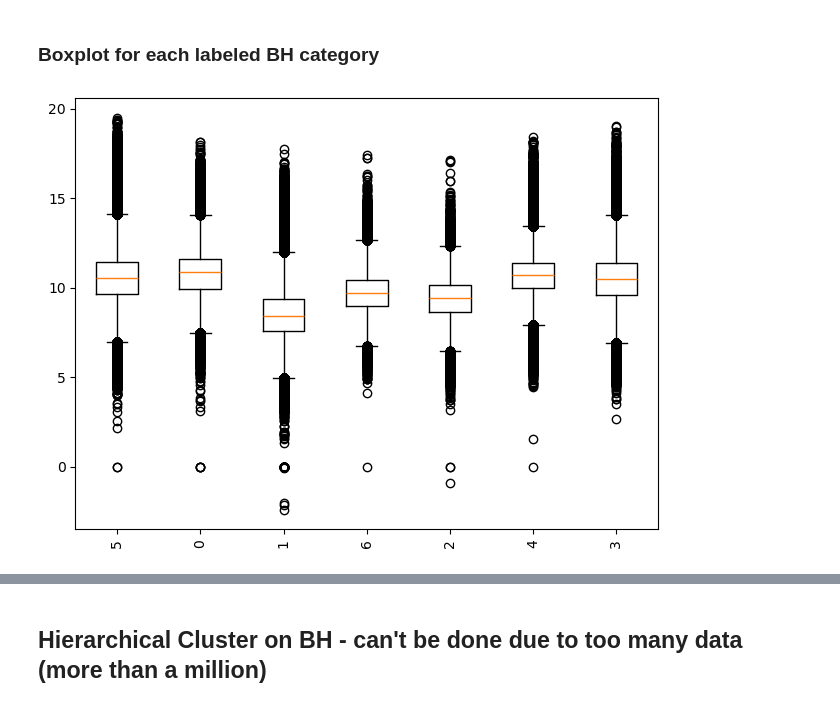
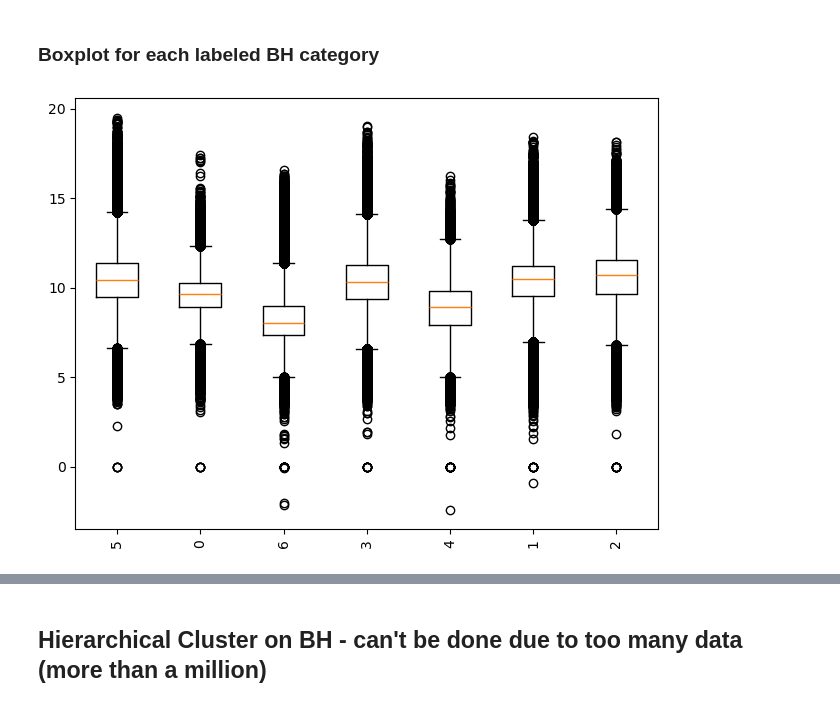
Before and after one commit to JennQQQ/Medicare-Project, a Jupyter notebook: Initial_Data_Exploration/Initial_Data_Exploration_Jenn_5_all_columns.ipynb, the cells around one changed output, grey strips where cells are left out. Drawn from its saved outputs; the diff is of its cells as text; code cells hidden in the pictures.

```diff
--- a/Initial_Data_Exploration/Initial_Data_Exploration_Jenn_5_all_columns.ipynb
+++ b/Initial_Data_Exploration/Initial_Data_Exploration_Jenn_5_all_columns.ipynb
@@ -195,13 +345,13 @@ from sklearn.cluster import KMeans
 
 k = 7
 km = KMeans(n_clusters=k, n_init=10, random_state=42)
-km.fit(dfBH1723[colsBH].fillna(0))
-label = km.predict(dfBH1723[colsBH].fillna(0))
+km.fit(dfimputeBH[colsBH])
+label = km.predict(dfimputeBH[colsBH])
 label
 # %% [output]
 array([5, 0, 5, ..., 2, 0, 5], dtype=int32)
 # %%
-dfBH1723['BH_label_7'] = label
-dfBH1723
+dfimputeBH['BH_label_7'] = label
+dfimputeBH
 # %% [output]
 |  | Rndrng_NPI | Rndrng_Prvdr_Type | Tot_Benes | Tot_Mdcr_Pymt_Amt | year | Bene_CC_BH_ADHD_OthCD_V1_Pct | ... |
@@ -222,7 +372,7 @@ from sklearn.cluster import KMeans
 
 k = 5
 km = KMeans(n_clusters=k, n_init=10, random_state=42)
-km.fit(dfBH1723[colsBH].fillna(0))
-label_5 = km.predict(dfBH1723[colsBH].fillna(0))
+km.fit(dfimputeBH[colsBH].fillna(0))
+label_5 = km.predict(dfimputeBH[colsBH].fillna(0))
 label_5
 # %% [output]
@@ -230,5 +380,5 @@ array([3, 1, 3, ..., 1, 2, 3], dtype=int32)
 # %%
-dfBH1723['BH_label_5'] = label_5
-dfBH1723
+dfimputeBH['BH_label_5'] = label_5
+dfimputeBH
 # %% [output]
 |  | Rndrng_NPI | Rndrng_Prvdr_Type | Tot_Benes | Tot_Mdcr_Pymt_Amt | year | Bene_CC_BH_ADHD_OthCD_V1_Pct | ... |
@@ -249,14 +399,14 @@ dfBH1723
 # %%
 import matplotlib.pyplot as plt
 
 y = "Log_Tot_Pymt"
 group = "BH_label_7"
 
-groups = [g[y].dropna().values for _, g in dfBH1723.groupby(group)]
+groups = [g[y].dropna().values for _, g in dfimputeBH.groupby(group)]
 
-plt.boxplot(groups, labels=dfBH1723[group].dropna().unique())
+plt.boxplot(groups, labels=dfimputeBH[group].dropna().unique())
 plt.xticks(rotation=90)
 plt.tight_layout()
 plt.show()
 # %% [output]
-[figure, old version]
+[figure, new version]
```
Also changed, not shown: parts of 28 cells of this notebook.
